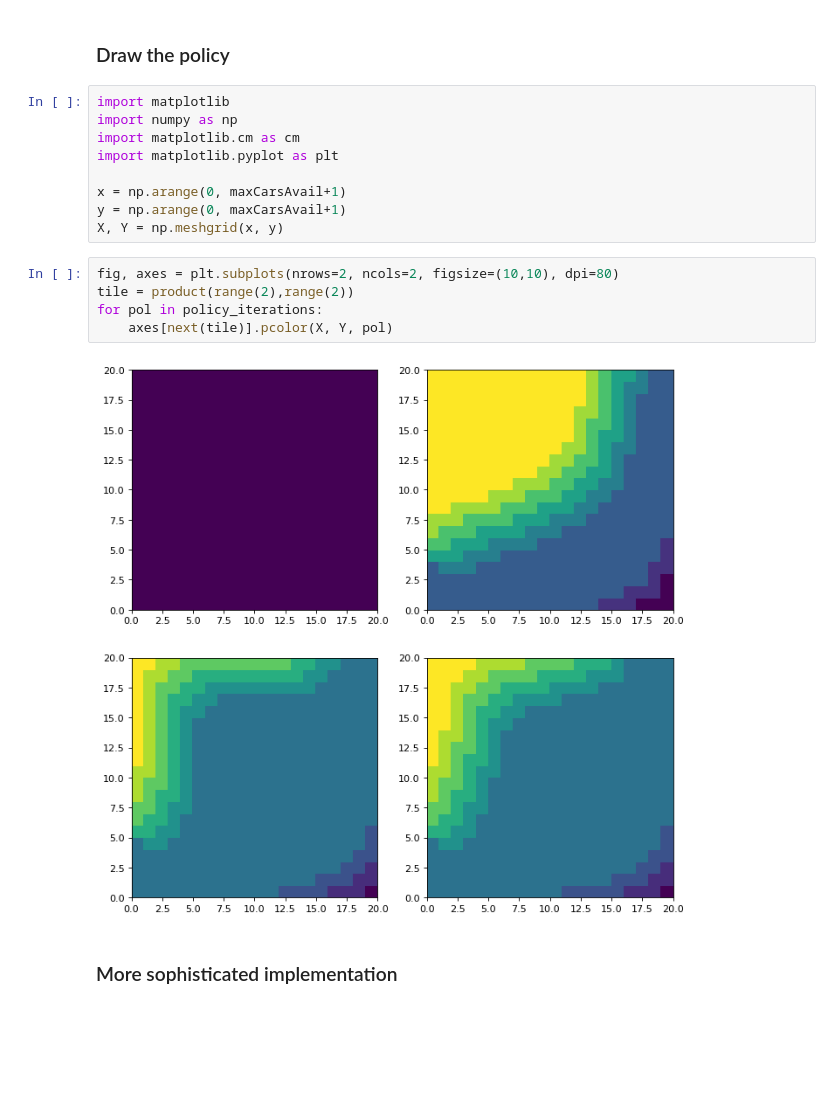
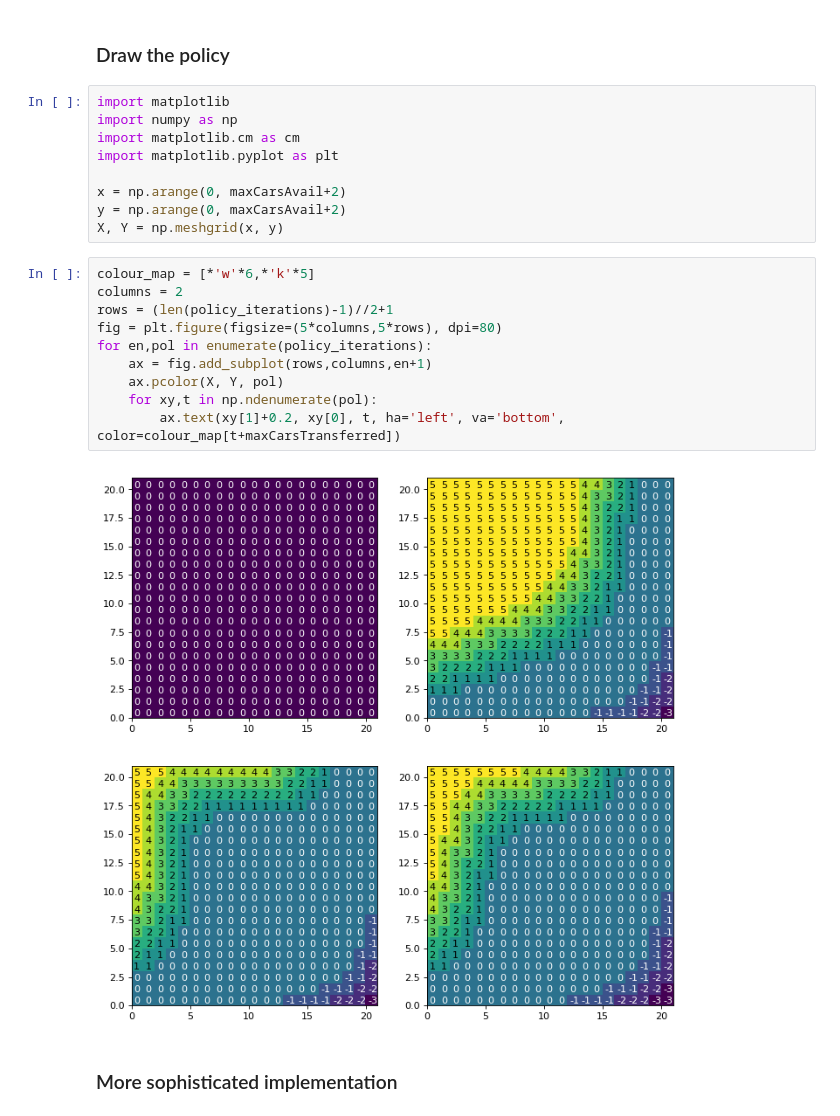
Before and after one commit to muarvyn/SuttonBartoRLBook.exercise, a Jupyter notebook: DP/JacksCar.ipynb, the cells around one changed output. Saved outputs shown, nothing was run; the diff lists cells and outputs as text; blank space fills up the shorter version.

```diff
--- a/DP/JacksCar.ipynb
+++ b/DP/JacksCar.ipynb
@@ -404,16 +423,21 @@ import numpy as np
 import matplotlib.cm as cm
 import matplotlib.pyplot as plt
 
-x = np.arange(0, maxCarsAvail+1)
-y = np.arange(0, maxCarsAvail+1)
+x = np.arange(0, maxCarsAvail+2)
+y = np.arange(0, maxCarsAvail+2)
 X, Y = np.meshgrid(x, y)
-# %%
-fig, axes = plt.subplots(nrows=2, ncols=2, figsize=(10,10), dpi=80)
-tile = product(range(2),range(2))
-for pol in policy_iterations:
-    axes[next(tile)].pcolor(X, Y, pol)
-# %% [output]
-[figure, removed]
+# %%
+colour_map = [*'w'*6,*'k'*5]
+columns = 2
+rows = (len(policy_iterations)-1)//2+1
+fig = plt.figure(figsize=(5*columns,5*rows), dpi=80)
+for en,pol in enumerate(policy_iterations):
+    ax = fig.add_subplot(rows,columns,en+1)
+    ax.pcolor(X, Y, pol)
+    for xy,t in np.ndenumerate(pol):
+        ax.text(xy[1]+0.2, xy[0], t, ha='left', va='bottom', color=colour_map[t+maxCarsTransferred])
+# %% [output]
+[figure, added]
 # %% [markdown]
 ### More sophisticated implementation
 # %%
```
Also changed, not shown: parts of 4 cells of this notebook.
